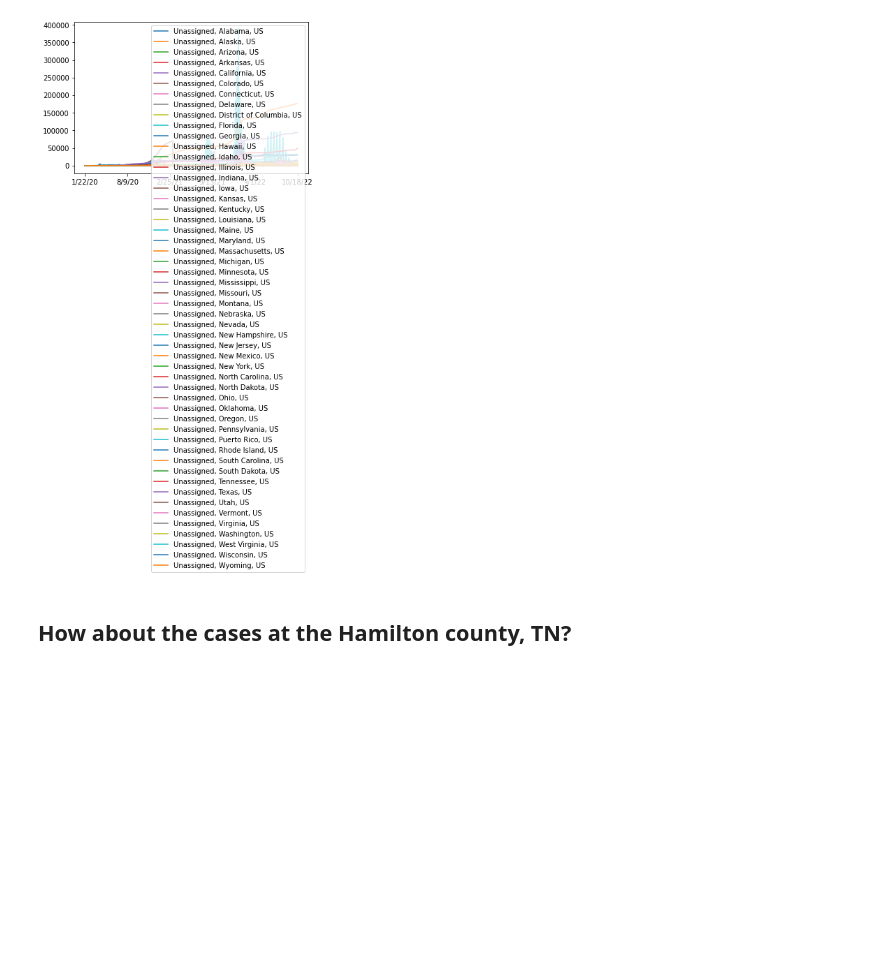
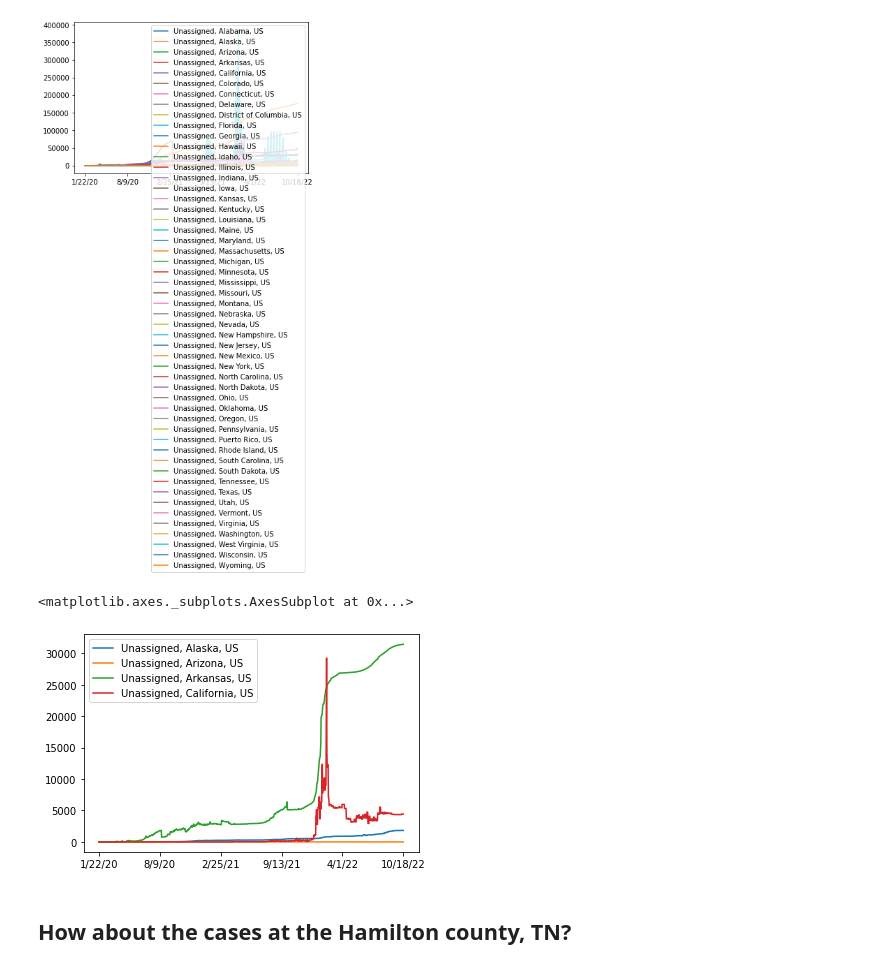
Before and after one commit to hongqin/Python-CoLab-bootcamp, a Jupyter notebook: Learn_Python_by_analying_covid19.ipynb, the cells around one changed output. Saved outputs shown, nothing was run; the diff lists cells and outputs as text; code cells hidden in the pictures; blank space fills up the shorter version.

Commit message:
unassigned, with iloc subsetting

```diff
--- a/Learn_Python_by_analying_covid19.ipynb
+++ b/Learn_Python_by_analying_covid19.ipynb
@@ -389,6 +389,11 @@ df1.loc[df1.index.str.contains('Unassigned')].iloc[:, 11:].transpose().plot() #
 # %% [output]
 <matplotlib.axes._subplots.AxesSubplot at 0x...>
 [figure]
+# %%
+df1.loc[df1.index.str.contains('Unassigned')].iloc[ :, 11:].transpose().iloc[:,1:5].plot()
+# %% [output]
+<matplotlib.axes._subplots.AxesSubplot at 0x...>
+[figure, added]
 # %% [markdown]
 ## How about the cases at the Hamilton county, TN?
 # %%
```
